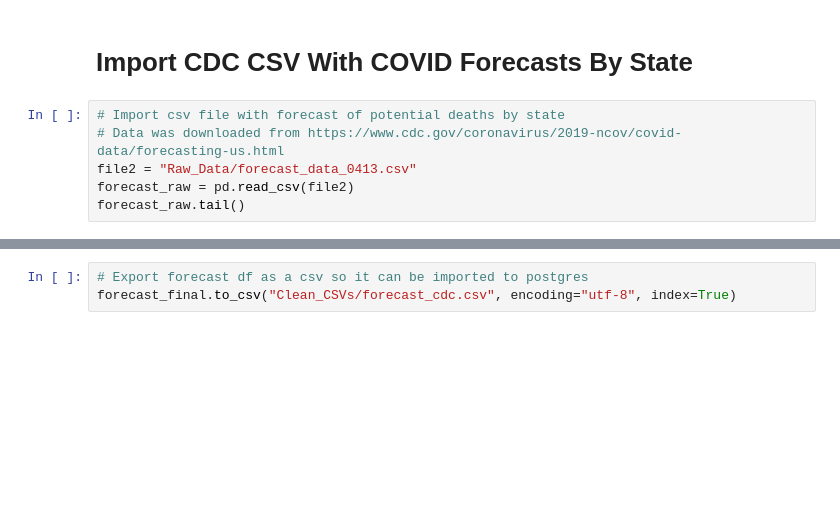
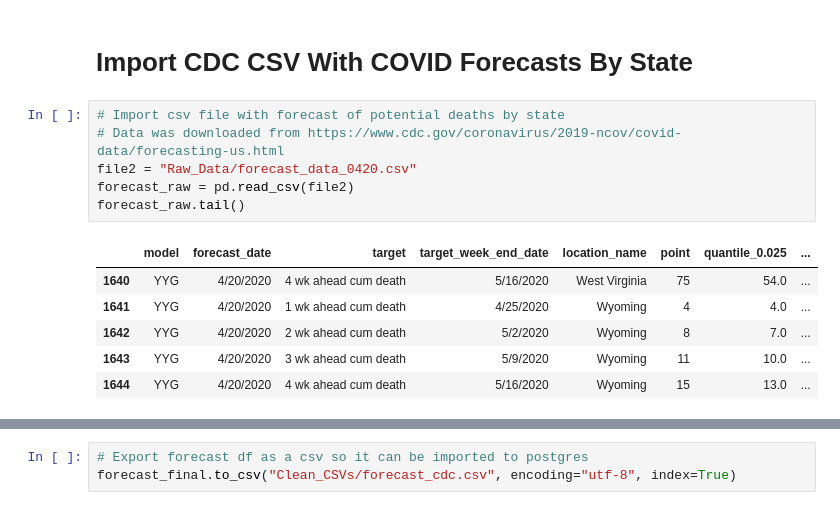
Before and after one commit to chunwong7/ETL-Project, a Jupyter notebook: ETL_Data_Cleanup.ipynb, the cells around one changed output, grey strips where cells are left out. Cells and saved outputs as stored; diff of their text form; blank space fills up the shorter version.

```diff
--- a/ETL_Data_Cleanup.ipynb
+++ b/ETL_Data_Cleanup.ipynb
@@ -60,7 +200,14 @@ kaggle_final3.to_csv("Clean_CSVs/county_data.csv", encoding="utf-8", index=True)
 # %%
 # Import csv file with forecast of potential deaths by state
 # Data was downloaded from https://www.cdc.gov/coronavirus/2019-ncov/covid-data/forecasting-us.html
-file2 = "Raw_Data/forecast_data_0413.csv"
+file2 = "Raw_Data/forecast_data_0420.csv"
 forecast_raw = pd.read_csv(file2)
 forecast_raw.tail()
+# %% [output]
+|  | model | forecast_date | target | target_week_end_date | location_name | point | quantile_0.025 | ... |
+| 1640 | YYG | 4/20/2020 | 4 wk ahead cum death | 5/16/2020 | West Virginia | 75 | 54.0 | ... |
+| 1641 | YYG | 4/20/2020 | 1 wk ahead cum death | 4/25/2020 | Wyoming | 4 | 4.0 | ... |
+| 1642 | YYG | 4/20/2020 | 2 wk ahead cum death | 5/2/2020 | Wyoming | 8 | 7.0 | ... |
+| 1643 | YYG | 4/20/2020 | 3 wk ahead cum death | 5/9/2020 | Wyoming | 11 | 10.0 | ... |
+| 1644 | YYG | 4/20/2020 | 4 wk ahead cum death | 5/16/2020 | Wyoming | 15 | 13.0 | ... |
 # %%
```
Also changed, not shown: parts of 29 cells of this notebook, 39 other files.
